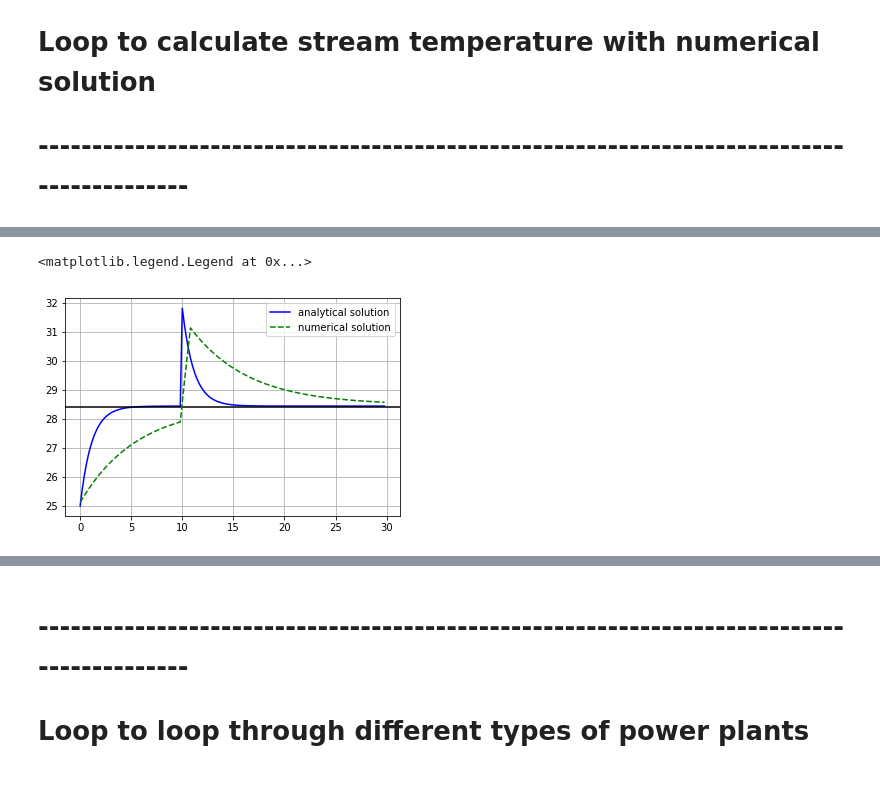
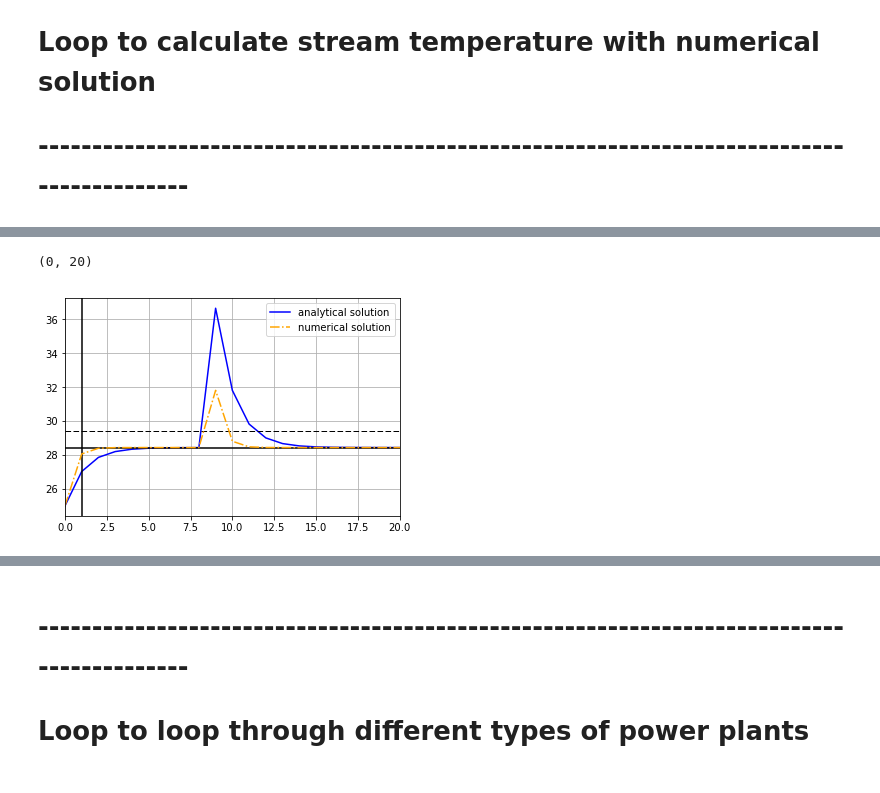
Before and after one commit to rniemeyer07/public, a Jupyter notebook: ipython_notebooks/Thermal_plant_sensitivity_test_updated.ipynb, the cells around one changed output, grey strips where cells are left out. Saved outputs shown, nothing was run; the diff lists cells and outputs as text; code cells hidden in the pictures.

```diff
--- a/ipython_notebooks/Thermal_plant_sensitivity_test_updated.ipynb
+++ b/ipython_notebooks/Thermal_plant_sensitivity_test_updated.ipynb
@@ -149,8 +154,8 @@ def impseq2(n0,n1,n2):
     if (n0 < n1) or (n0 > n2) or (n1 > n2):
         print('Arguments must satisfy n1 <= n0 <= n2')
         return
-    n = [0] * (n2 - n1 + 1)
-    x1 = n0
+    n = [0] * (n2 - n1 )
+    x1 = n0 -1
     x2 = n2
     n[x1:x2] = np.repeat(1,x2-x1)
     # previous to just have one '1' value: n[n0-1] = 1
@@ -158,23 +165,25 @@ def impseq2(n0,n1,n2):
 # %%
-def calc_change_in_stream_T(T_stream, T_eq, k_coeff, q_power, Q, depth, impulse_fxn, hrx, time_stepx):
+def calc_change_in_stream_T(T_stream, T_eq, k_coeff, q_power, Q, depth, impulsex, hrx, subhrx,time_stepx):
 
     """
     Numerical Solution
     Equation based on Edenger et al. (1968), equation #19
 
     """
+    timex = (hrx+1+ subhrx/(len(steps_per_hr)))*3600 # calculate time interval in seconds
+    #print(timex)
+    #hrx = hrx - 1 # to match python index
+    q_power = q_power * MW_to_Jsec # convert from MW to Joules per second
+    power_x  = (q_power * impulsex)/(water_density*c_p_j*Q)
 
-
-    hrx = hrx - 1 # to match the python index system where 0 is first index
-    q_power = q_power * MW_to_Jsec # convert from MW to Joules per second
-    power_x  = (q_power * impulse_fxn[hrx])/(water_density*c_p_j*Q)
-    k_coeff = k_coeff * kcal_to_J # convert kcal to Joules
+    k_coeff = k_coeff * kcal_to_J # convert kcal/sec*m2*C to Joules/sec*m2*C
     k_coeff2 = k_coeff/(water_density * c_p_j*depth)
     k_coeff2 = k_coeff2 *  (3600*time_stepx) # calculate # of seconds in time step
     stream_x = k_coeff2 * (T_eq - T_stream)
     dT = stream_x + power_x
-    dT = dT*time_stepx
+    #dT = dT*time_stepx
     T_new = dT + T_stream
+    #print(hrx,power_x, impulsex, T_new[0])
 
     return T_new
 # %%
@@ -198,7 +207,7 @@ def impseq(n0,n1,n2):
 # %%
 #Q(m3/sec), depth(m), T_stream(deg C), dbt (deg C), vapor_pressure (mb), q_ns (kcal/m2*sec), q_na (kcal/m2*sec),
 #    wind (m/sec), power plant output (MW), hour power plant effluent is discharged (hr), time step (hr)
-input_vars = pd.DataFrame([100,  4,  25,  30, 900,  0.02, 0.05,  2, 4000, 10, 0.2])
+input_vars = pd.DataFrame([100,  4,  25,  30, 900,  0.02, 0.05,  2, 4000, 10, 0.25])
 input_vars = input_vars.transpose()
 input_vars.columns = ['Q','depth','T_stream_i','T_dry_bulb','vap_press','q_ns','q_na','wind','power_plant', 'power_plant_hr', 'time_step']
 hr1 = 1 # first hours
@@ -293,13 +379,13 @@ T_stream_list2.index = T_stream_list2.time_step
 # %%
-#
 plt.plot(T_stream_list.T_stream, color='blue', label='analytical solution')
 plt.axhline(y=28.4, color='black')  # T_equilibrium temperature
-plt.plot(T_stream_list2.T_stream, linestyle='dashed', color='green', label='numerical solution')
+plt.axhline(y=29.4, color='black', linestyle='dashed', linewidth=1)  # T_equilibrium temperature
+plt.axvline(x=1, color='black')  # T_equilibrium temperature
+plt.plot(T_stream_list2b.T_stream, linestyle='dashdot', color='orange', label='numerical solution')
 plt.grid()
 plt.legend()
 
-#plt.xlim([0,30])
-#plt.ylim([24,23])
+plt.xlim([0,20])
 # %% [output]
-<matplotlib.legend.Legend at 0x...>
+(0, 20)
-[figure, old version]
+[figure, new version]
```
Also changed, not shown: parts of 15 cells of this notebook, 1 other file.
